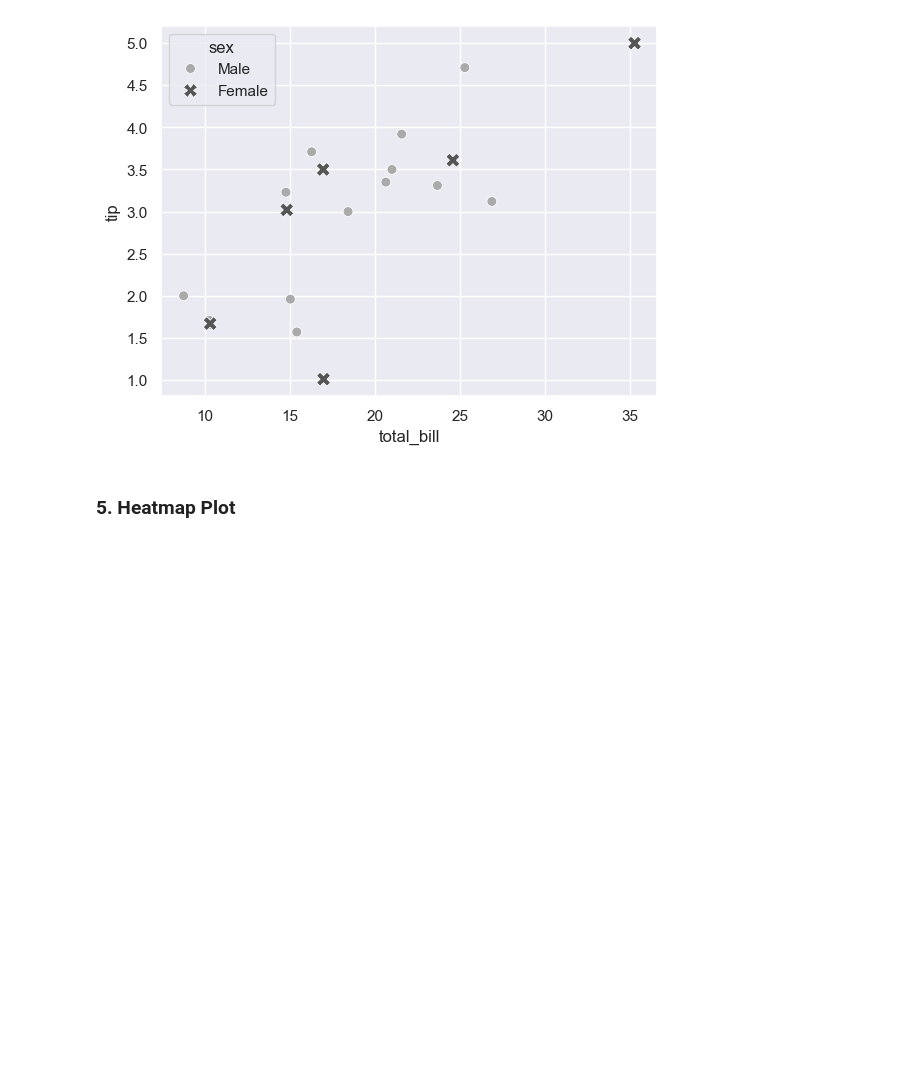
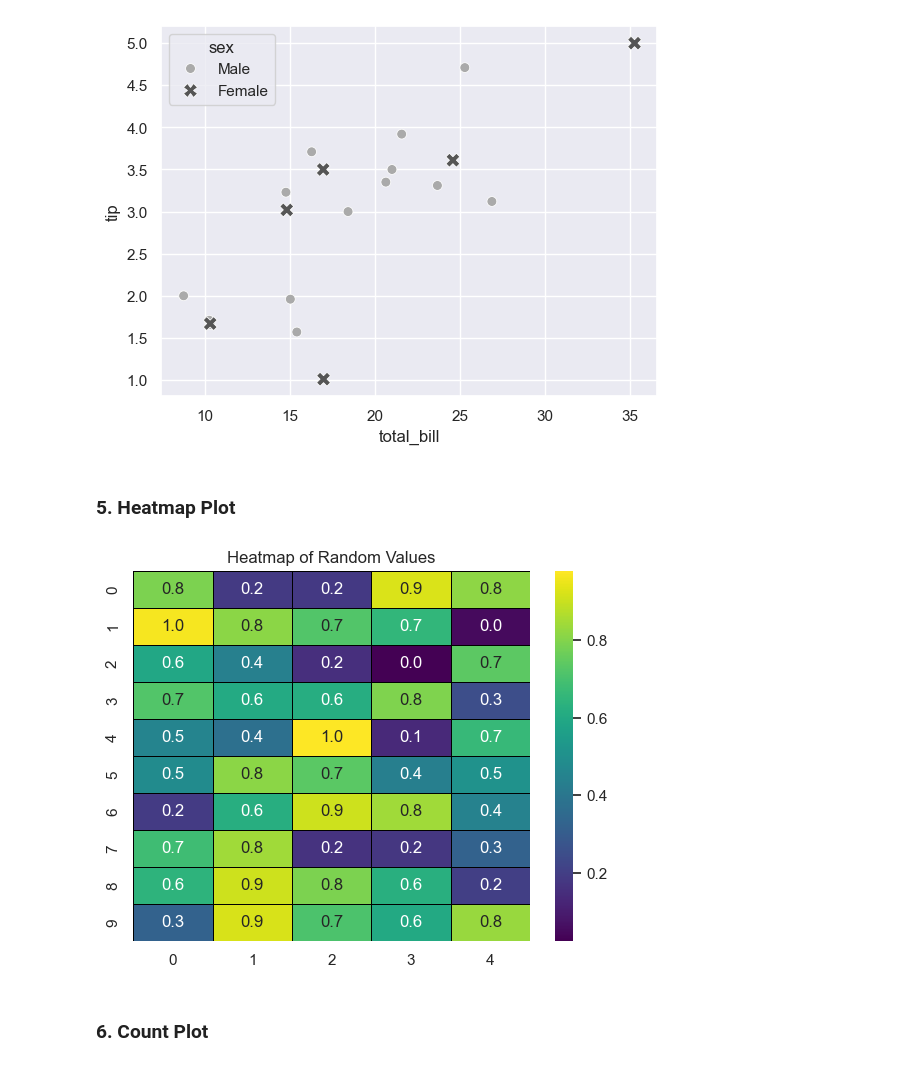
Before and after one commit to pravatn01/Seaborn-Data-Viz, a Jupyter notebook: seaborn_viz.ipynb, the cells around one changed output. Drawn from its saved outputs; the diff is of its cells as text; code cells hidden in the pictures; blank space fills up the shorter version.

Commit message:
heatmap complete

```diff
--- a/seaborn_viz.ipynb
+++ b/seaborn_viz.ipynb
@@ -84,3 +88,22 @@ plt.show()
 [figure]
 # %% [markdown]
 ### 5. Heatmap Plot
+# %%
+data = np.random.rand(10, 5)
+
+sns.heatmap(
+    data,
+    annot=True,           # to annotate cells with values
+    fmt=".1f",           # to change format of annotated value to float
+    cmap="viridis",
+    linewidths=0.5,      # to alter width of line between cells
+    linecolor='black',
+    cbar=True,           # to display color bar
+)
+
+plt.title('Heatmap of Random Values')
+plt.show()
+# %% [output]
+[figure, added]
+# %% [markdown]
+### 6. Count Plot
```
Also changed, not shown: parts of 4 cells of this notebook.
